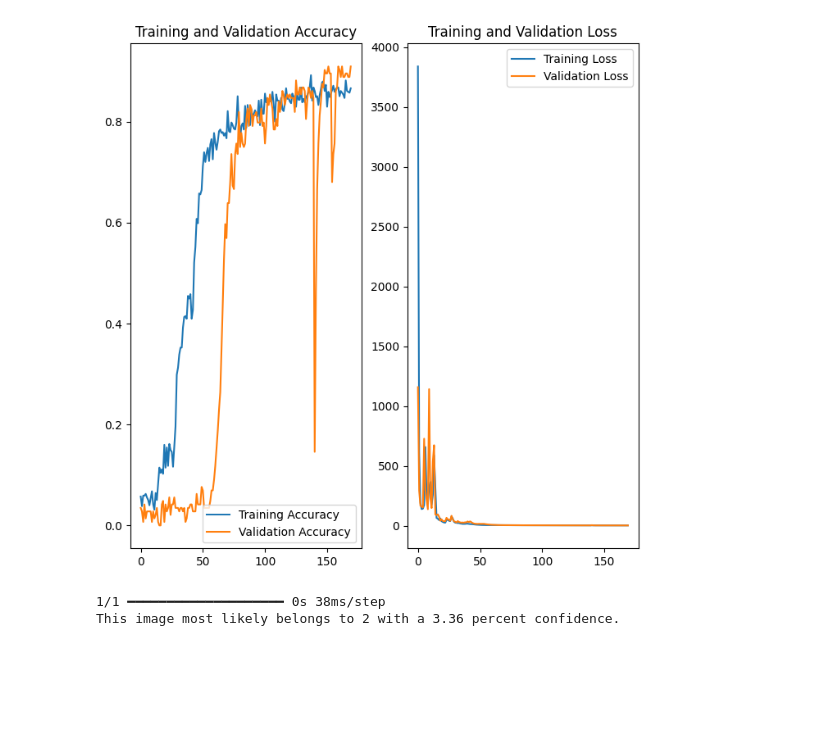
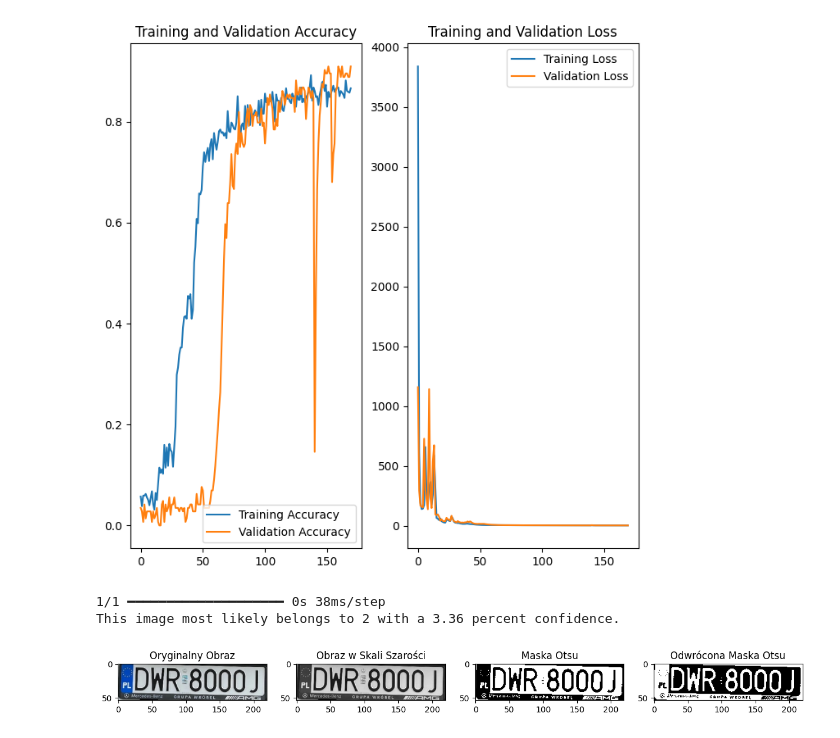
Before and after one commit to niotrek/twm, a Jupyter notebook: test.ipynb, the cells around one changed output. Cells and saved outputs as stored; diff of their text form; code cells hidden in the pictures; blank space fills up the shorter version.

```diff
--- a/test.ipynb
+++ b/test.ipynb
@@ -542,0 +575,34 @@ c
+# %%
+# Wczytaj obraz
+image_path = 'better_data/plate/image_02.png'
+image = cv2.imread(image_path)
+
+# Konwersja obrazu na skalę szarości
+gray_image = cv2.cvtColor(image, cv2.COLOR_BGR2GRAY)
+
+# Zastosowanie filtru Otsu do progowania
+_, otsu_mask = cv2.threshold(gray_image, 0, 255, cv2.THRESH_BINARY + cv2.THRESH_OTSU)
+
+otsu_mask_reversed = cv2.bitwise_not(otsu_mask)
+
+# Opcjonalnie: Pokaż wyniki
+plt.figure(figsize=(15, 5))
+plt.subplot(1, 4, 1)
+plt.title('Oryginalny Obraz')
+plt.imshow(cv2.cvtColor(image, cv2.COLOR_BGR2RGB))
+
+plt.subplot(1, 4, 2)
+plt.title('Obraz w Skali Szarości')
+plt.imshow(gray_image, cmap='gray')
+
+plt.subplot(1, 4, 3)
+plt.title('Maska Otsu')
+plt.imshow(otsu_mask, cmap='gray')
+
+plt.subplot(1, 4, 4)
+plt.title('Odwrócona Maska Otsu')
+plt.imshow(otsu_mask_reversed, cmap='gray')
+
+plt.show()
+# %% [output]
+[figure, added]
```
Also changed, not shown: parts of 11 cells of this notebook, 15 other files.
